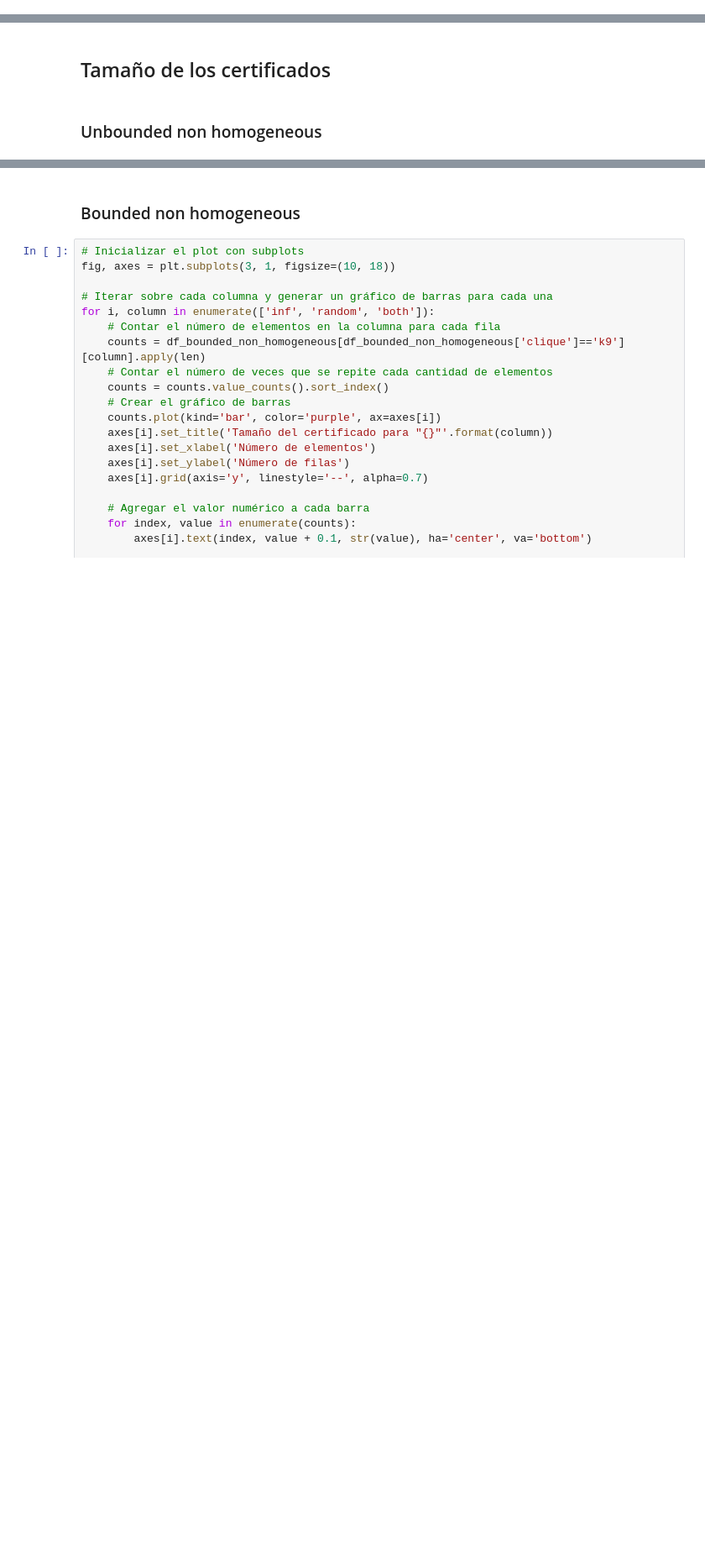
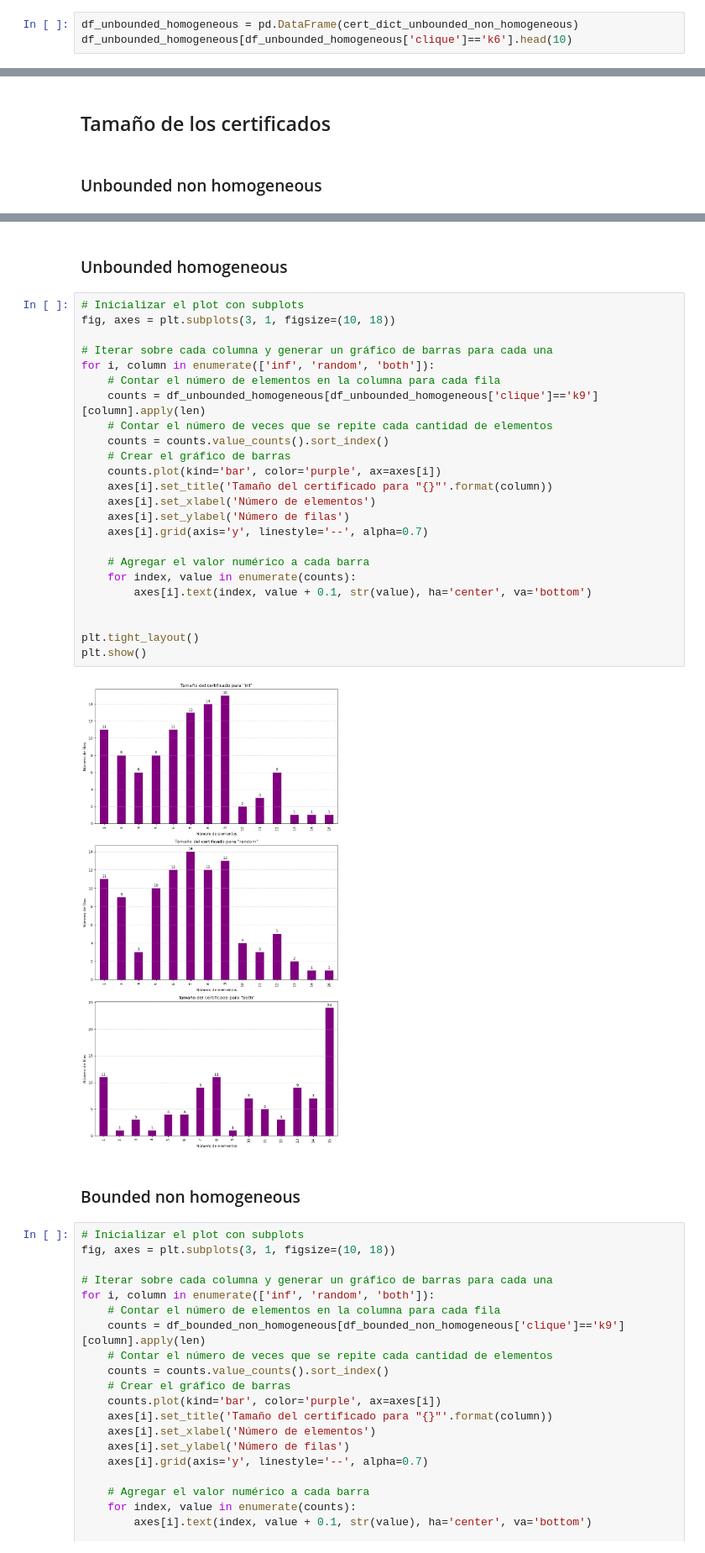
Before and after one commit to clazo2018/OPD-problem-, a Jupyter notebook: Experiments.ipynb, the cells around one changed output, grey strips where cells are left out. Shown at 84% size. Drawn from its saved outputs; the diff is of its cells as text; blank space fills up the shorter version.

Commit message:
Create new areas type and bug fixes in both_alg

```diff
--- a/Experiments.ipynb
+++ b/Experiments.ipynb
@@ -114,0 +149,3 @@ cert_dict_unbounded_non_homogeneous = {'clique': clique, 'inf': inf, 'random': r
+# %%
+df_unbounded_homogeneous = pd.DataFrame(cert_dict_unbounded_non_homogeneous)
+df_unbounded_homogeneous[df_unbounded_homogeneous['clique']=='k6'].head(10)
@@ -192,3 +241,31 @@ plt.show()
+# %% [markdown]
+### Unbounded homogeneous
+# %%
+# Inicializar el plot con subplots
+fig, axes = plt.subplots(3, 1, figsize=(10, 18))
+
+# Iterar sobre cada columna y generar un gráfico de barras para cada una
+for i, column in enumerate(['inf', 'random', 'both']):
+    # Contar el número de elementos en la columna para cada fila
+    counts = df_unbounded_homogeneous[df_unbounded_homogeneous['clique']=='k9'][column].apply(len)
+    # Contar el número de veces que se repite cada cantidad de elementos
+    counts = counts.value_counts().sort_index()
+    # Crear el gráfico de barras
+    counts.plot(kind='bar', color='purple', ax=axes[i])
+    axes[i].set_title('Tamaño del certificado para "{}"'.format(column))
+    axes[i].set_xlabel('Número de elementos')
+    axes[i].set_ylabel('Número de filas')
+    axes[i].grid(axis='y', linestyle='--', alpha=0.7)
+
+    # Agregar el valor numérico a cada barra
+    for index, value in enumerate(counts):
+        axes[i].text(index, value + 0.1, str(value), ha='center', va='bottom')
+
+
+plt.tight_layout()
+plt.show()
+# %% [output]
+[figure, added]
 # %% [markdown]
 ### Bounded non homogeneous
 # %%
```
Also changed, not shown: parts of 13 cells of this notebook, 2 other files.
